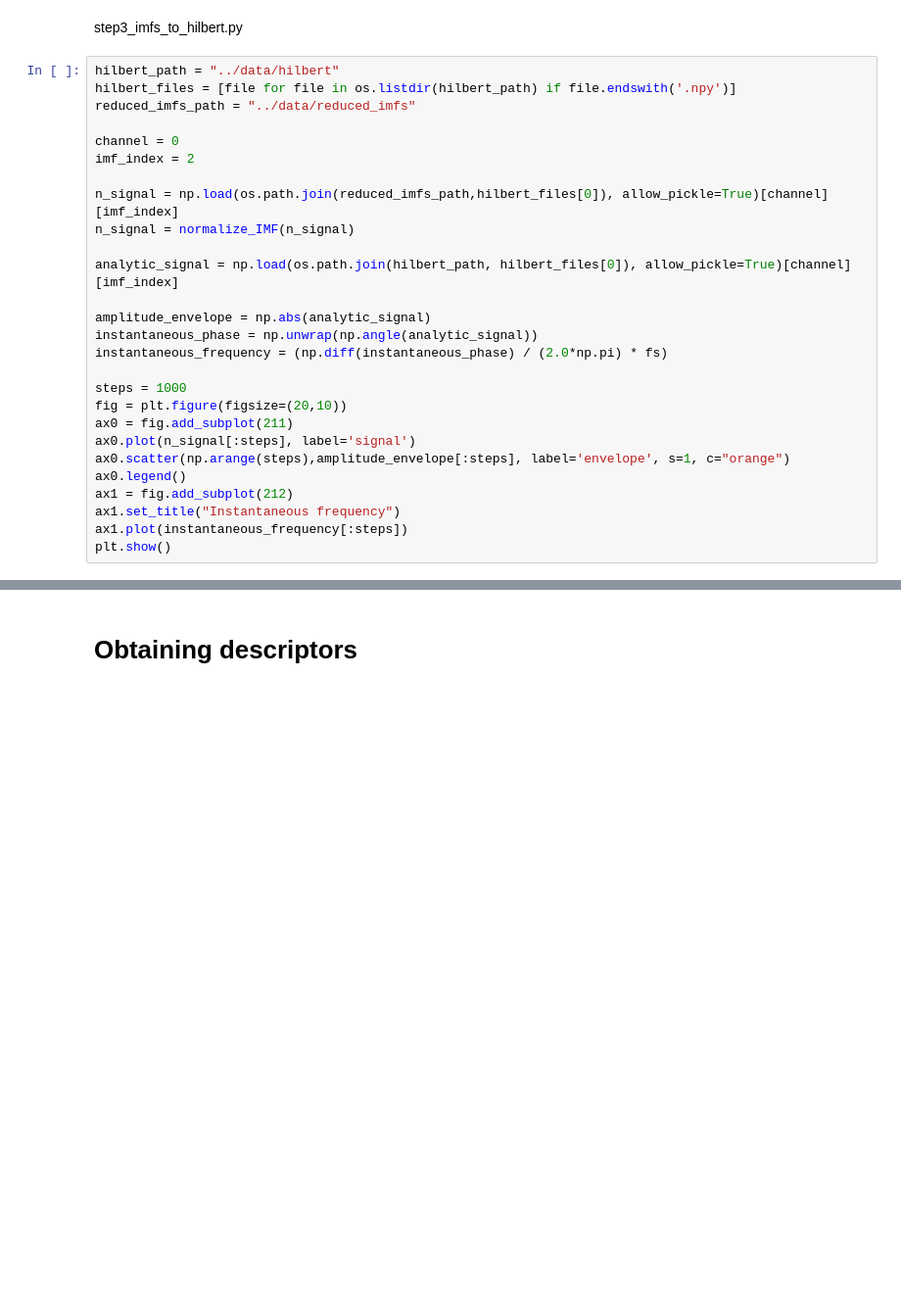
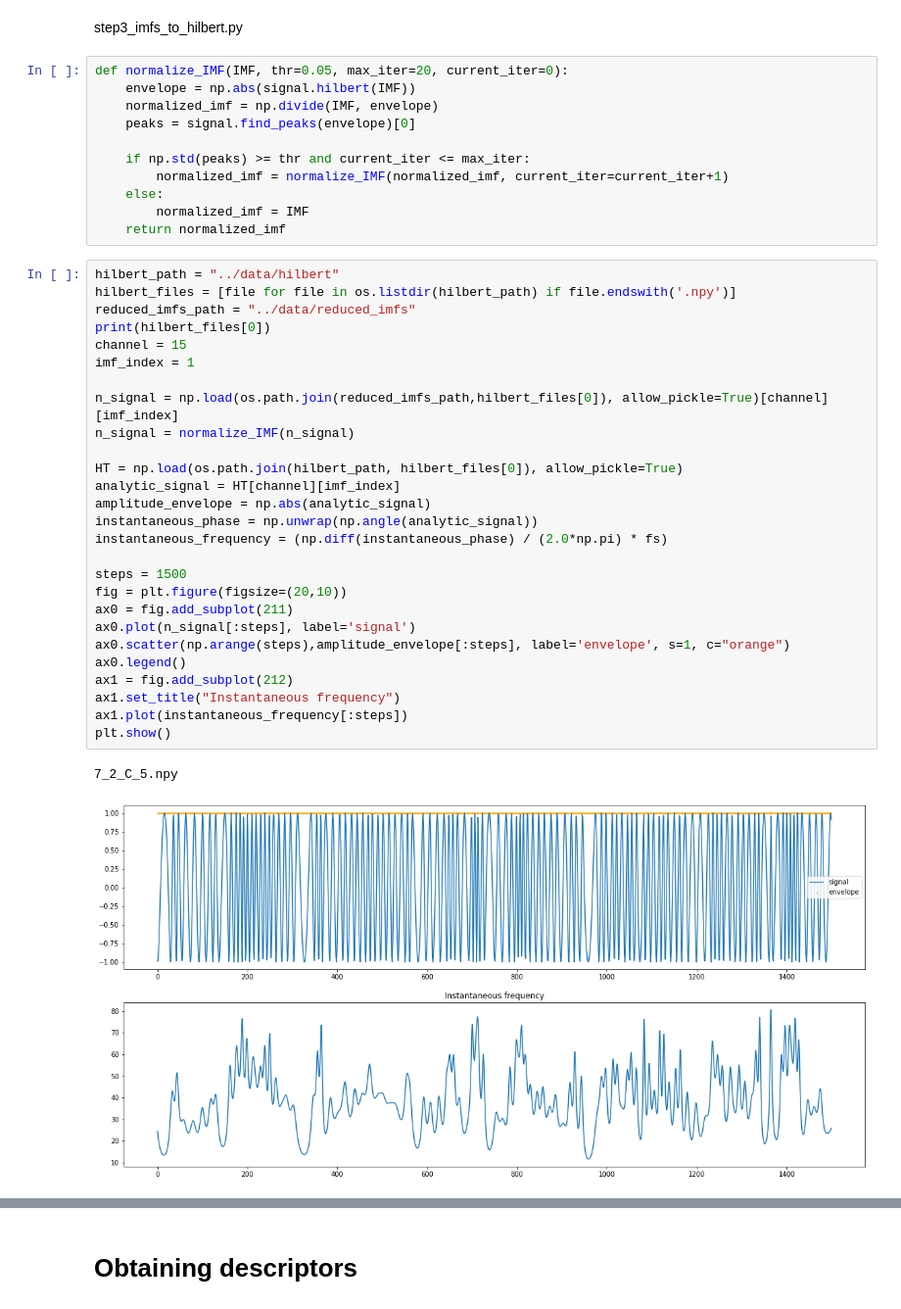
Before and after one commit to BioSIP/functional_PAC, a Jupyter notebook: notebooks/PAC.ipynb, the cells around one changed output, grey strips where cells are left out. Shown at 98% size. Cells and saved outputs as stored; diff of their text form; blank space fills up the shorter version.

```diff
--- a/notebooks/PAC.ipynb
+++ b/notebooks/PAC.ipynb
@@ -128,33 +125,47 @@ for filename in bar:
 # Hilbert Transform and Spectrum
 # %% [markdown]
 step3_imfs_to_hilbert.py
+# %%
+def normalize_IMF(IMF, thr=0.05, max_iter=20, current_iter=0):
+    envelope = np.abs(signal.hilbert(IMF))
+    normalized_imf = np.divide(IMF, envelope)
+    peaks = signal.find_peaks(envelope)[0]
+
+    if np.std(peaks) >= thr and current_iter <= max_iter:
+        normalized_imf = normalize_IMF(normalized_imf, current_iter=current_iter+1)
+    else:
+        normalized_imf = IMF
+    return normalized_imf
 # %%
 hilbert_path = "../data/hilbert"
 hilbert_files = [file for file in os.listdir(hilbert_path) if file.endswith('.npy')]
 reduced_imfs_path = "../data/reduced_imfs"
-
-channel = 0
-imf_index = 2
+print(hilbert_files[0])
+channel = 15
+imf_index = 1
 
 n_signal = np.load(os.path.join(reduced_imfs_path,hilbert_files[0]), allow_pickle=True)[channel][imf_index]
 n_signal = normalize_IMF(n_signal)
 
-analytic_signal = np.load(os.path.join(hilbert_path, hilbert_files[0]), allow_pickle=True)[channel][imf_index]
-
+HT = np.load(os.path.join(hilbert_path, hilbert_files[0]), allow_pickle=True)
+analytic_signal = HT[channel][imf_index]
 amplitude_envelope = np.abs(analytic_signal)
 instantaneous_phase = np.unwrap(np.angle(analytic_signal))
 instantaneous_frequency = (np.diff(instantaneous_phase) / (2.0*np.pi) * fs)
 
-steps = 1000
+steps = 1500
 fig = plt.figure(figsize=(20,10))
 ax0 = fig.add_subplot(211)
 ax0.plot(n_signal[:steps], label='signal')
 ax0.scatter(np.arange(steps),amplitude_envelope[:steps], label='envelope', s=1, c="orange")
 ax0.legend()
 ax1 = fig.add_subplot(212)
 ax1.set_title("Instantaneous frequency")
 ax1.plot(instantaneous_frequency[:steps])
 plt.show()
+# %% [output]
+7_2_C_5.npy
+[figure, added]
 # %%
 def plot_HS(time, frec_inst, amplitud, canal):
     fig = plt.figure(num=canal)
```
Also changed, not shown: parts of 9 cells of this notebook, 2 other files.
